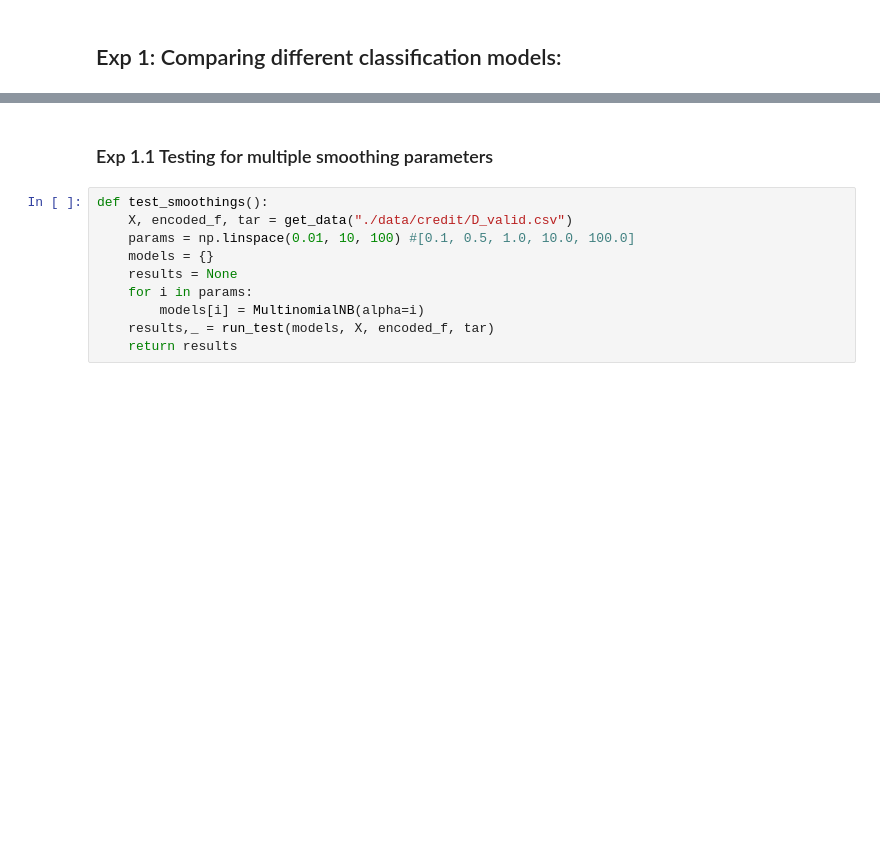
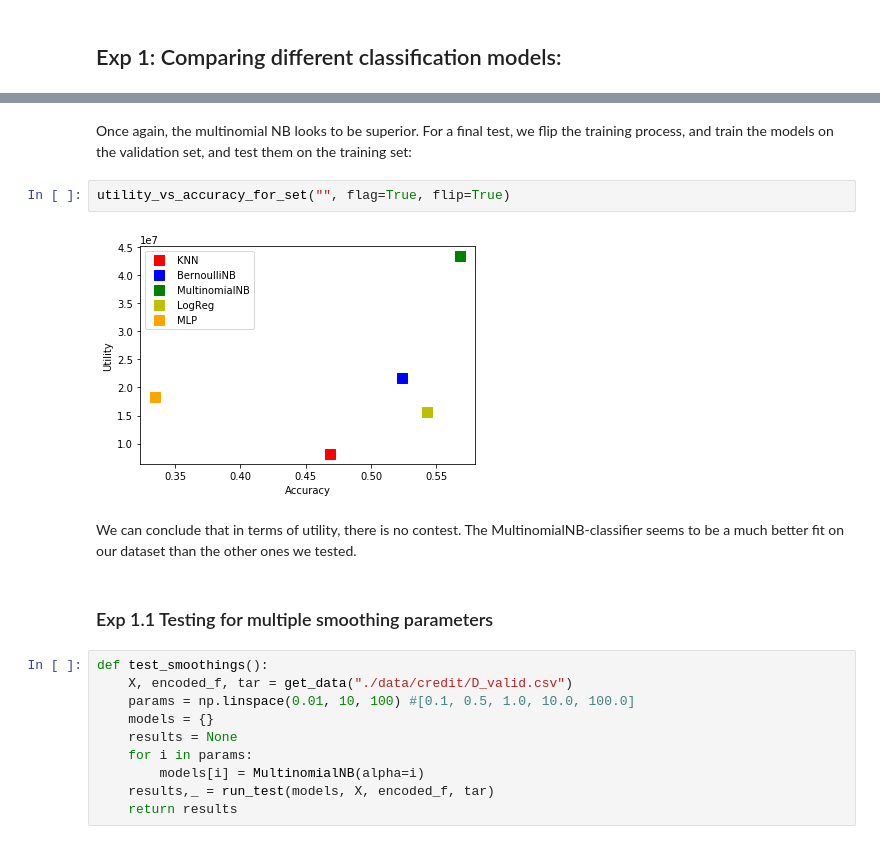
Before and after one commit to Adriyst/ml-society-science, a Jupyter notebook: report.ipynb, the cells around one changed output, grey strips where cells are left out. Saved outputs shown, nothing was run; the diff lists cells and outputs as text; blank space fills up the shorter version.

```diff
--- a/report.ipynb
+++ b/report.ipynb
@@ -214,3 +298,11 @@ run_tests_for_all_classifiers()
+# %% [markdown]
+Once again, the multinomial NB looks to be superior. For a final test, we flip the training process, and train the models on the validation set, and test them on the training set:
+# %%
+utility_vs_accuracy_for_set("", flag=True, flip=True)
+# %% [output]
+[figure, added]
+# %% [markdown]
+We can conclude that in terms of utility, there is no contest. The MultinomialNB-classifier seems to be a much better fit on our dataset than the other ones we tested.
 # %% [markdown]
 ### Exp 1.1 Testing for multiple smoothing parameters <a id="smoothing"></a>
 # %%
```
Also changed, not shown: parts of 30 cells of this notebook.
